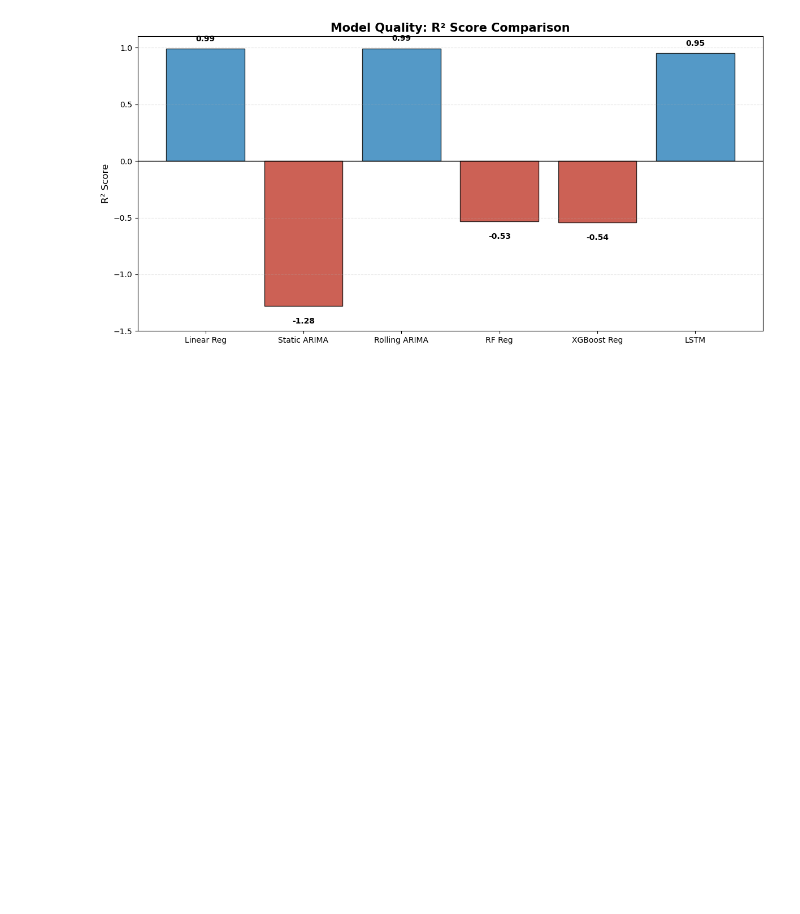
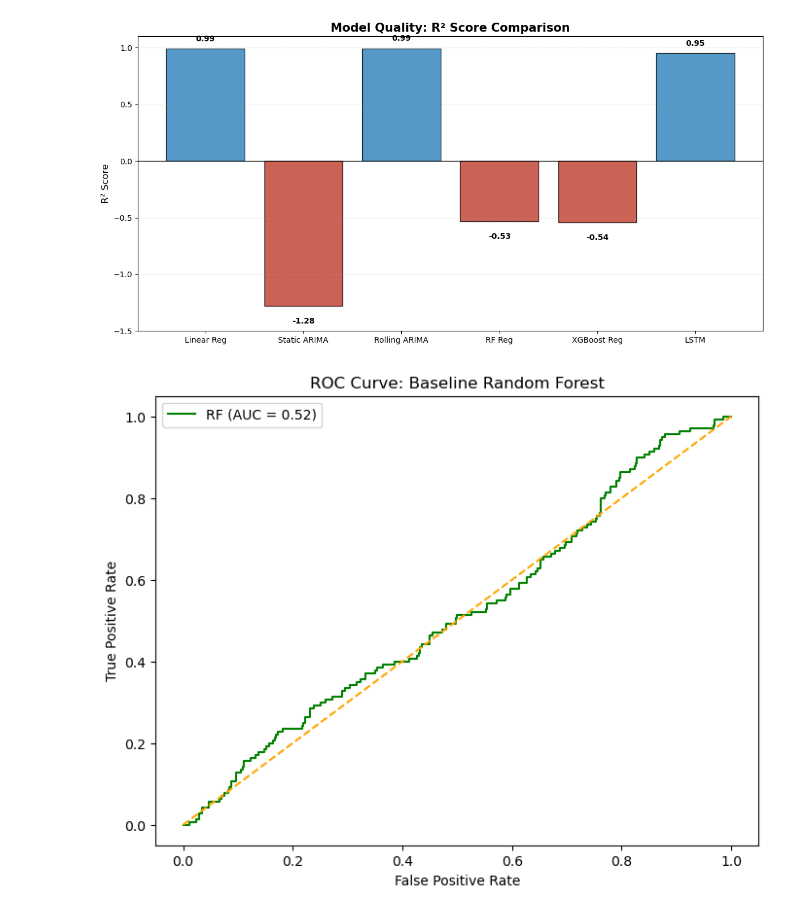
Before and after one commit to Denim951/stock-price-forecasting, a Jupyter notebook: stock_model_development.ipynb, the cells around one changed output. Cells and saved outputs as stored; diff of their text form; code cells hidden in the pictures; blank space fills up the shorter version.

Commit message:
Added ROC-AUC plots for classifiers and fix LSTM data alignment.

```diff
--- a/stock_model_development.ipynb
+++ b/stock_model_development.ipynb
@@ -1049,3 +1052,25 @@ plt.savefig("figures/model_r2_comparison.png", dpi=300)
 plt.show()
 # %% [output]
 [figure]
+# %%
+rf_probs = rf_classifier.predict_proba(X_test_dir)[:, 1]
+
+fpr, tpr, _ = roc_curve(y_test_class, rf_probs)
+roc_auc = auc(fpr, tpr)
+
+plt.figure(figsize=(8,6))
+
+plt.plot(fpr, tpr, color="green", label=f"RF (AUC = {roc_auc:.2f})")
+
+plt.plot([0,1], [0,1], linestyle="--", color="orange")
+
+plt.xlabel("False Positive Rate")
+plt.ylabel("True Positive Rate")
+
+plt.title("ROC Curve: Baseline Random Forest")
+
+plt.legend()
+plt.savefig("figures/ROC_Baseline_Random_Forest.png", dpi=300)
+plt.show()
+# %% [output]
+[figure, added]
```
Also changed, not shown: parts of 5 cells of this notebook, 4 other files.
